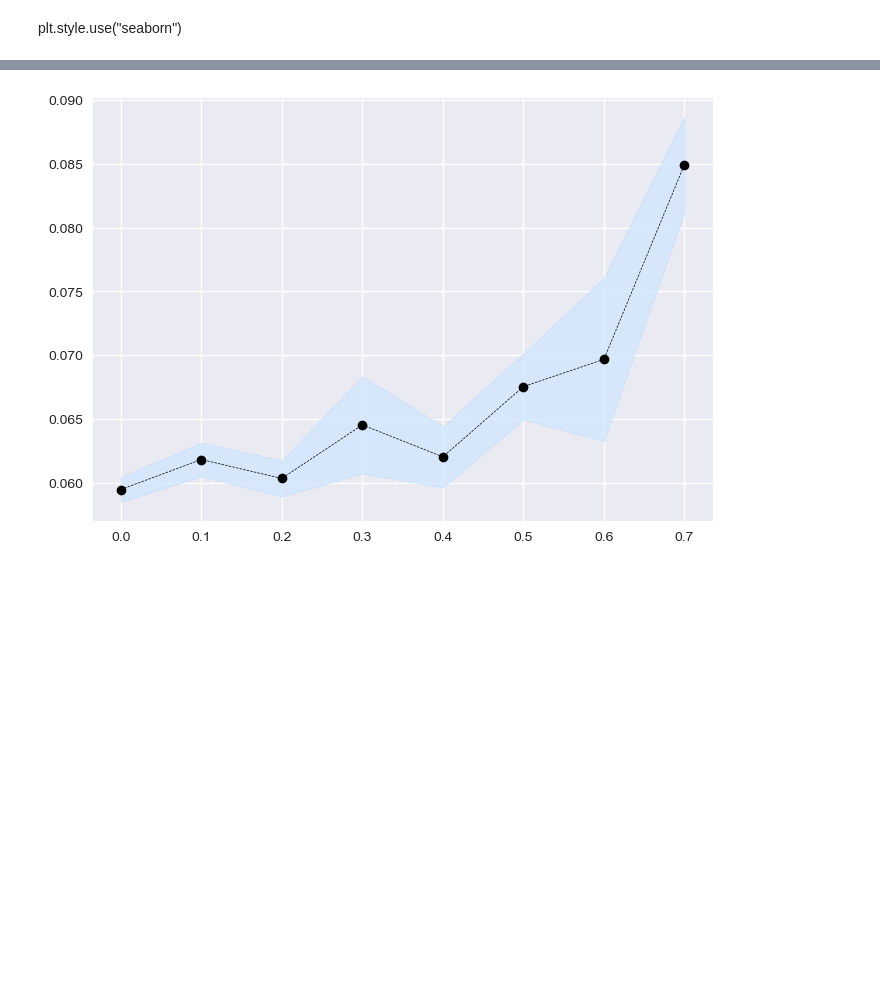
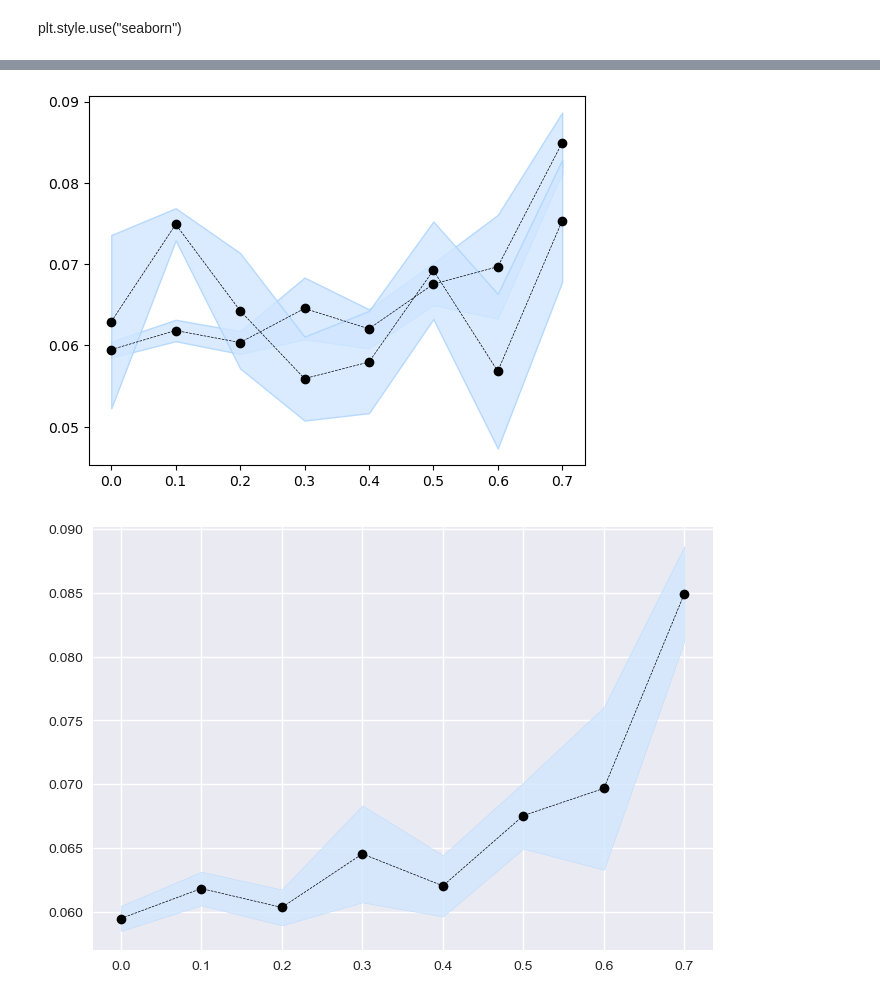
Before and after one commit to aaronwtr/PertEval, a Jupyter notebook: notebooks/results_analysis.ipynb, the cells around one changed output, grey strips where cells are left out. Drawn from its saved outputs; the diff is of its cells as text; code cells hidden in the pictures; blank space fills up the shorter version.

```diff
--- a/notebooks/results_analysis.ipynb
+++ b/notebooks/results_analysis.ipynb
@@ -91,3 +134,14 @@ plot_spectral_curve(test_mse, shading=False, errbar=False)
+# %%
+#can add multiple curves to the same plot as an example here we add a bit of noise to current results
+#would need to sort the colors out with the overlaps.
+plot_spectral_curve(test_mse, shading=False, errbar=False)
+
+noise_scale = 0.01  # Scale of the noise
+noise = np.random.normal(0, noise_scale, test_mse.shape)
+test_mse + noise
+plot_spectral_curve(test_mse + noise, shading=False, errbar=False)
+# %% [output]
+[figure, added]
 # %%
 plt.style.use("seaborn")
 # %%
```
Also changed, not shown: parts of 18 cells of this notebook, 2 other files.
